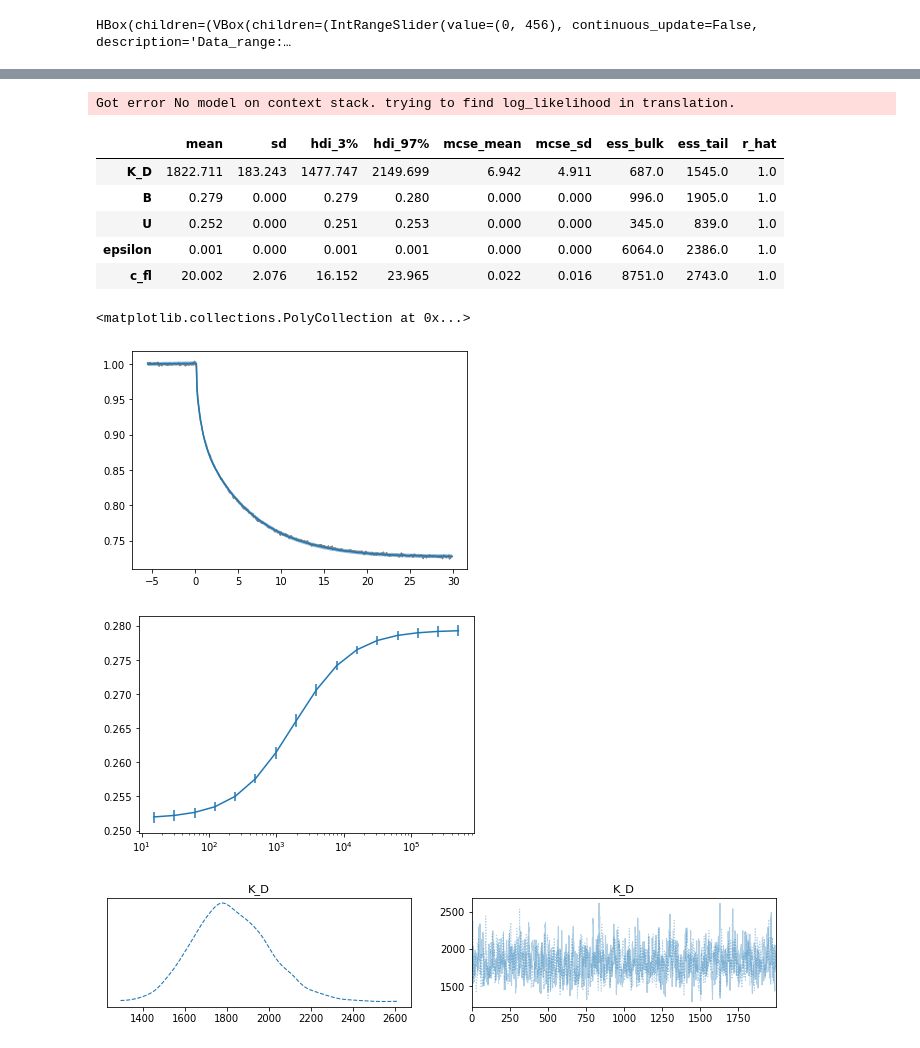
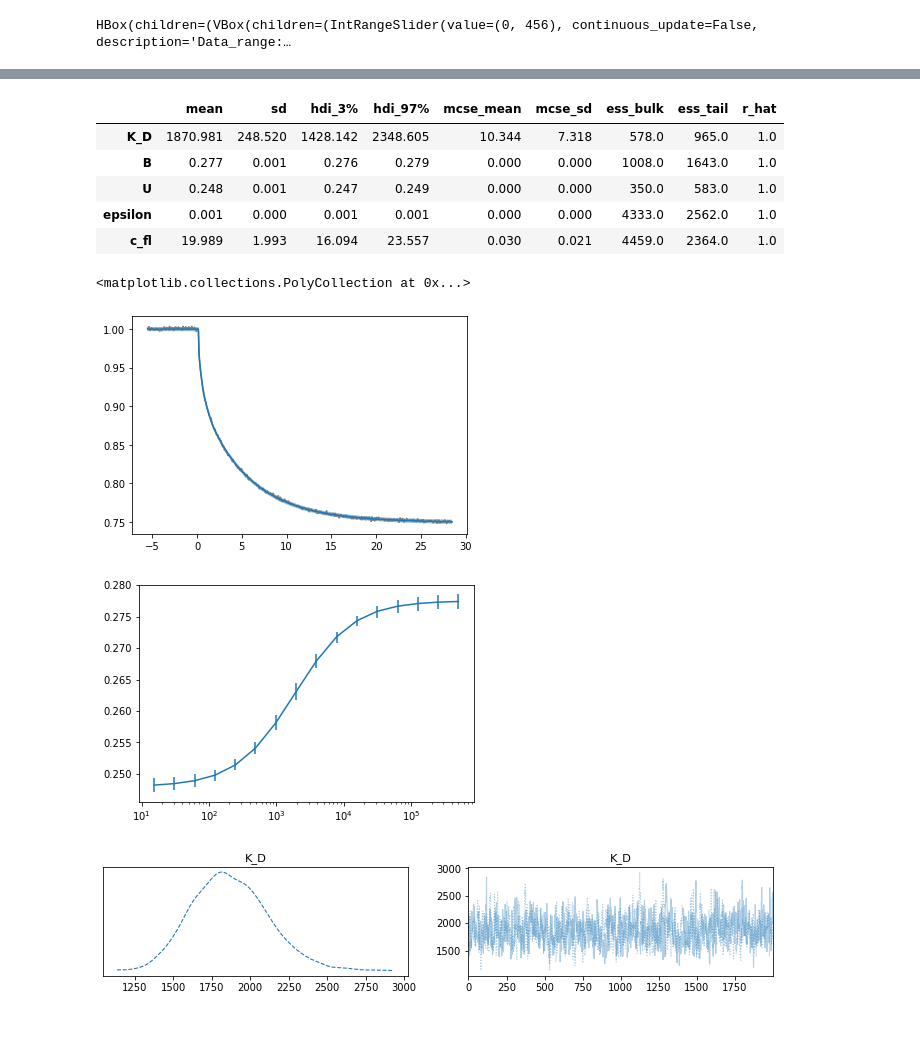
Before and after one commit to Katona-lab/MST-anlysis, a Jupyter notebook: MST_progress_curve_analysis.ipynb, the cells around one changed output, grey strips where cells are left out. Cells and saved outputs as stored; diff of their text form; code cells hidden in the pictures.

```diff
--- a/MST_progress_curve_analysis.ipynb
+++ b/MST_progress_curve_analysis.ipynb
@@ -128,8 +129,7 @@ with pm.Model() as model:
         K_D = pm.Uniform('K_D', 1e-9, 1e-3)
     if K_D_prior=="flat exponential prior for any unit":
         K_D = pm.Exponential('K_D', 1e-3)
-    BoundedNormal = pm.Bound(pm.Normal, lower=0, upper=1e8)
-    c_fl = BoundedNormal('c_fl',mu=FluoConc,sd=FluoConc/10.0)
+    c_fl = pm.TruncatedNormal('c_fl',mu=FluoConc,sigma=FluoConc/10.0,lower=1e-20, upper=1e8)
 
     U=pm.Beta('U',alpha=1,beta=1)
     B=pm.Beta('B',alpha=1,beta=1)
@@ -153,7 +153,7 @@ with pm.Model() as model:
     pr = switch(IR >= laseron, 1.0+linearphase, linearphase+I+E_1+E_2)
 
 
-    P = pm.Normal('P', mu=pr[start:end], sd=epsilon, observed=fluorescence.astype(float).iloc[start:end])
+    P = pm.Normal('P', mu=pr[start:end], sigma=epsilon, observed=fluorescence.astype(float).iloc[start:end])
 
 
 with model:
@@ -162,5 +162,5 @@ with model:
                      )
 
 with model:
-    ppc = pm.sample_posterior_predictive(trace, samples=1000 ,model=model)
+    ppc = pm.sample_posterior_predictive(trace,model=model)
 # %% [output]
@@ -200,8 +192,7 @@ with pm.Model() as model:
         K_D = pm.Uniform('K_D', 1e-9, 1e-3)
     if K_D_prior=="flat exponential prior for any unit":
         K_D = pm.Exponential('K_D', 1e-3)
-    BoundedNormal = pm.Bound(pm.Normal, lower=0, upper=1e8)
-    c_fl = BoundedNormal('c_fl',mu=FluoConc,sd=FluoConc/10.0)
+    c_fl = pm.TruncatedNormal('c_fl',mu=FluoConc,sigma=FluoConc/10.0, lower=0, upper=1e8)
 
     U=pm.Beta('U',alpha=1,beta=1)
     B=pm.Beta('B',alpha=1,beta=1)
@@ -225,7 +216,7 @@ with pm.Model() as model:
     pr = switch(IR >= laseron, 1.0, linearphase+I+E_1+E_2)
 
 
-    P = pm.Normal('P', mu=pr[start:end], sd=epsilon, observed=fluorescence.astype(float).iloc[start:end])
+    P = pm.Normal('P', mu=pr[start:end], sigma=epsilon, observed=fluorescence.astype(float).iloc[start:end])
 
 with model:
     trace = pm.sampling.sample(Samples, tune=Tuning,
@@ -233,4 +224,4 @@ with model:
                      )
 
 with model:
-    ppc = pm.sample_posterior_predictive(trace, samples=1000 ,model=model)
+    ppc = pm.sample_posterior_predictive(trace,model=model)
@@ -240,41 +236,42 @@ with model:
 #@markdown K_D and c_fl units are traditionally expressed in nM in the Nanotemper software, U, B and epsilon are expressed as Fnorm.
 pm.stats.summary(trace,var_names=['K_D','B','U', 'epsilon','c_fl'])
 # %% [output]
-Got error No model on context stack. trying to find log_likelihood in translation.
 |  | mean | sd | hdi_3% | hdi_97% | mcse_mean | mcse_sd | ess_bulk | ess_tail | r_hat |
-| K_D | 1822.711 | 183.243 | 1477.747 | 2149.699 | 6.942 | 4.911 | 687.0 | 1545.0 | 1.0 |
-| B | 0.279 | 0.000 | 0.279 | 0.280 | 0.000 | 0.000 | 996.0 | 1905.0 | 1.0 |
-| U | 0.252 | 0.000 | 0.251 | 0.253 | 0.000 | 0.000 | 345.0 | 839.0 | 1.0 |
-| epsilon | 0.001 | 0.000 | 0.001 | 0.001 | 0.000 | 0.000 | 6064.0 | 2386.0 | 1.0 |
-| c_fl | 20.002 | 2.076 | 16.152 | 23.965 | 0.022 | 0.016 | 8751.0 | 2743.0 | 1.0 |
+| K_D | 1870.981 | 248.520 | 1428.142 | 2348.605 | 10.344 | 7.318 | 578.0 | 965.0 | 1.0 |
+| B | 0.277 | 0.001 | 0.276 | 0.279 | 0.000 | 0.000 | 1008.0 | 1643.0 | 1.0 |
+| U | 0.248 | 0.001 | 0.247 | 0.249 | 0.000 | 0.000 | 350.0 | 583.0 | 1.0 |
+| epsilon | 0.001 | 0.000 | 0.001 | 0.001 | 0.000 | 0.000 | 4333.0 | 2562.0 | 1.0 |
+| c_fl | 19.989 | 1.993 | 16.094 | 23.557 | 0.030 | 0.021 | 4459.0 | 2364.0 | 1.0 |
 # %%
 #@title STEP 5: Posterior predictive check { run: "auto" }
 #@markdown The shaded area represent the High Density Interval (95%) of the posterior predictions.
 #@markdown <p> Choose the capillary to analyse:
-Cap_display = "1" #@param ["1", "2", "3", "4", "5", "6", "7", "8", "9", "10", "11", "12", "13", "14", "15", "16"]
+Cap_display = "16" #@param ["1", "2", "3", "4", "5", "6", "7", "8", "9", "10", "11", "12", "13", "14", "15", "16"]
 
 plt.plot(onedtime[start:end],fluorescence[int(Cap_display)-1].astype(float).iloc[start:end], color='gray')
-plt.plot(onedtime[start:end],np.mean(ppc['P'][:,:,int(Cap_display)-1], axis=0))
-plt.fill_between(np.array(onedtime[start:end],dtype=float), np.array(pm.stats.hdi(ppc['P'][:,:,int(Cap_display)-1])[:,0],dtype=float) ,np.array(pm.stats.hdi(ppc['P'][:,:,int(Cap_display)-1])[:,1],dtype=float) , alpha=0.5)
+plt.plot(onedtime[start:end],np.mean(ppc['posterior_predictive']['P'][0,:,:,int(Cap_display)-1], axis=0))
+plt.fill_between(np.array(onedtime[start:end],dtype=float), np.array(pm.stats.hdi(ppc['posterior_predictive'],var_names=['P']).to_array())[0,:,int(Cap_display)-1,0] ,np.array(pm.stats.hdi(ppc['posterior_predictive'],var_names=['P']).to_array())[0,:,int(Cap_display)-1,1] , alpha=0.5)
 # %% [output]
 <matplotlib.collections.PolyCollection at 0x...>
-[figure, old version]
+[figure, new version]
 # %%
 #@title STEP 6: Concentration dependence of the kinetic parameters. { run: "auto" }
 #@markdown The error bars represent the High Density Interval (95%) of the posterior distribution.<p>
 #@markdown Choose the variable name:
 parameter = "A_total" #@param ["A_total","I", "rate1", "rate2", "A_1", "A_2", "L"]
 fig=plt.subplot(111)
-plt.errorbar(cideal,np.median(trace[parameter],axis=0),yerr=np.abs(pm.hdi(trace[parameter]).T-np.median(trace[parameter],axis=0)))
+stacked=az.extract(trace)
+
+plt.errorbar(cideal,np.median(stacked[parameter].values.T,axis=0),yerr=np.abs(pm.hdi(stacked[parameter].values.T).T-np.median(stacked[parameter].values.T,axis=0)))
 fig.set_xscale('log')
 # %% [output]
-[figure, old version]
+[figure, new version]
 # %%
 #@title STEP 7: Posterior distribution of model parameters (left), parameter trace (right). { run: "auto" }
 #@markdown Ideally the parameter traces fluctuate around a stable value.<p>
 #@markdown Choose the parameter name:
 parameter = "K_D" #@param ["K_D","B","U","epsilon","A_total","I", "rate1", "rate2", "A_1", "A_2", "L"]
 with model:
-  ax=pm.plot_trace(trace[0:],[parameter],combined=True)
+  ax=pm.plot_trace(trace,[parameter],combined=True)
 # %% [output]
-[figure, old version]
+[figure, new version]
```
Also changed, not shown: parts of 3 cells of this notebook.
